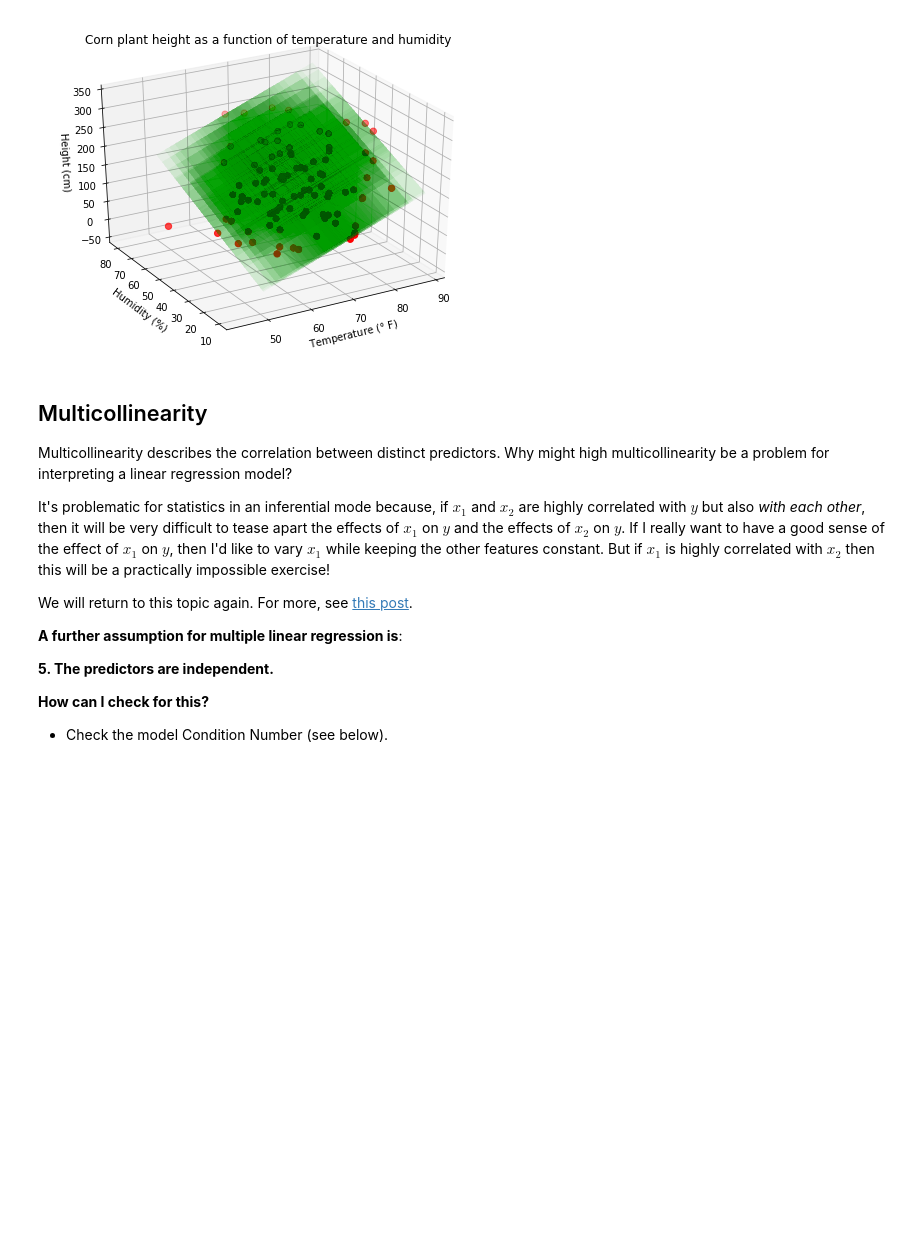
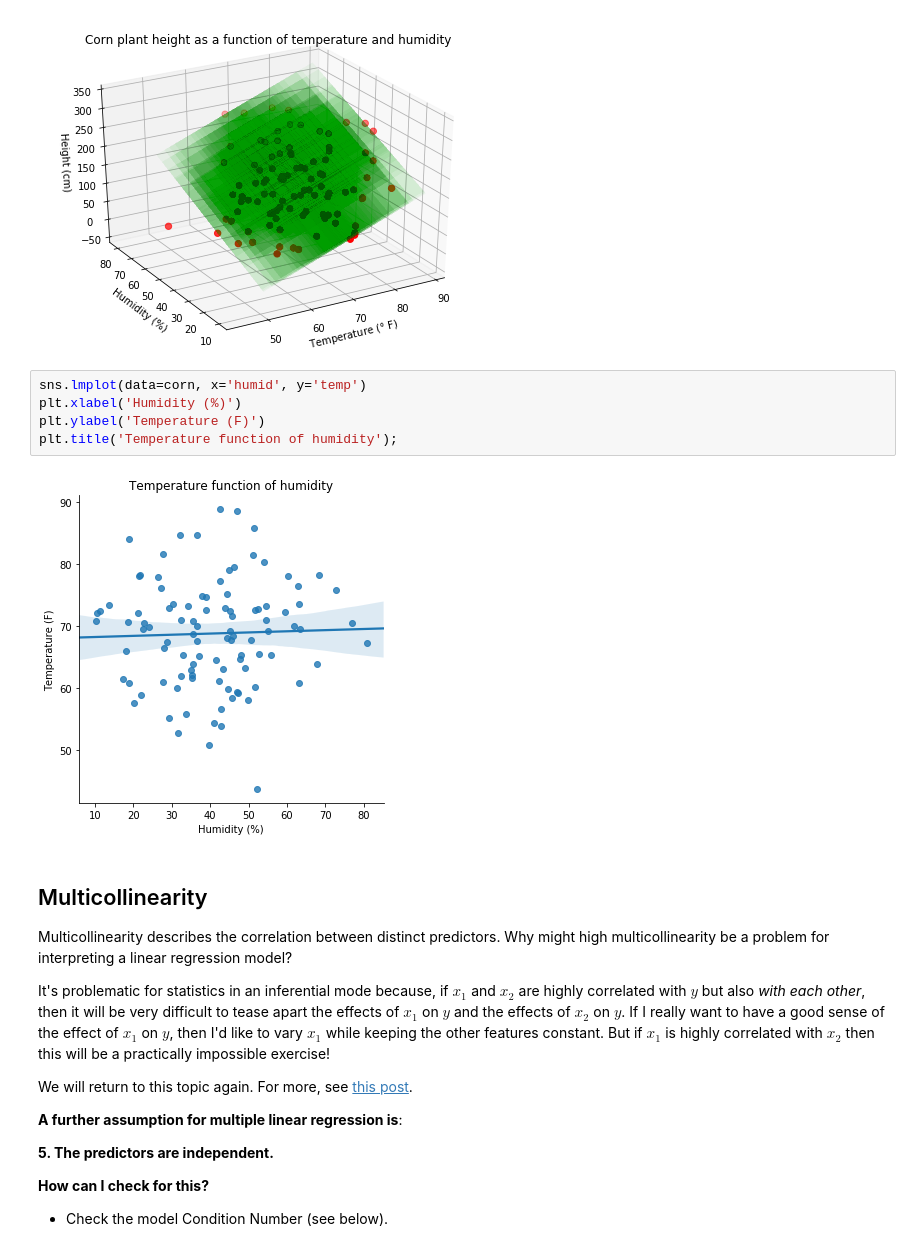
Before and after one commit to lecritch/linear_regression_seattle-ds, a Jupyter notebook: linear_regression.ipynb, the cells around one changed output. Saved outputs shown, nothing was run; the diff lists cells and outputs as text; blank space fills up the shorter version.

```diff
--- a/linear_regression.ipynb
+++ b/linear_regression.ipynb
@@ -245,6 +245,13 @@ ax.set_zlabel('Height (cm)')
 plt.title('Corn plant height as a function of temperature and humidity');
 # %% [output]
 [figure]
+# %%
+sns.lmplot(data=corn, x='humid', y='temp')
+plt.xlabel('Humidity (%)')
+plt.ylabel('Temperature (F)')
+plt.title('Temperature function of humidity');
+# %% [output]
+[figure, added]
 # %% [markdown]
 ## Multicollinearity
 
```
Also changed, not shown: parts of 42 cells of this notebook.
